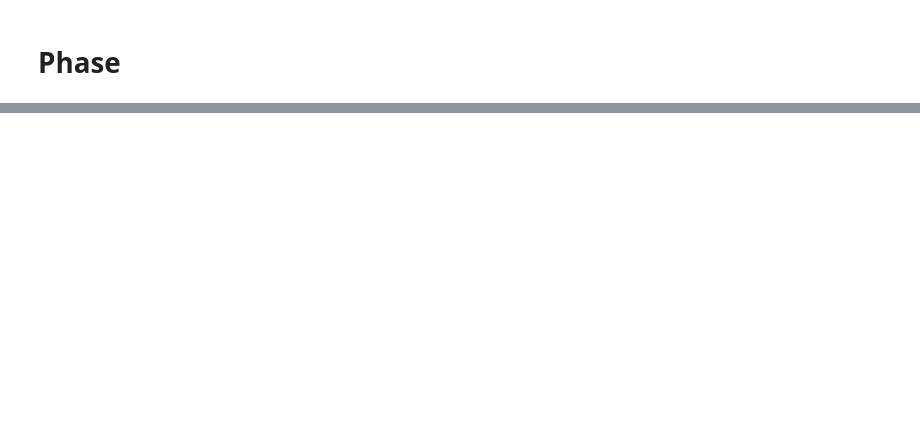
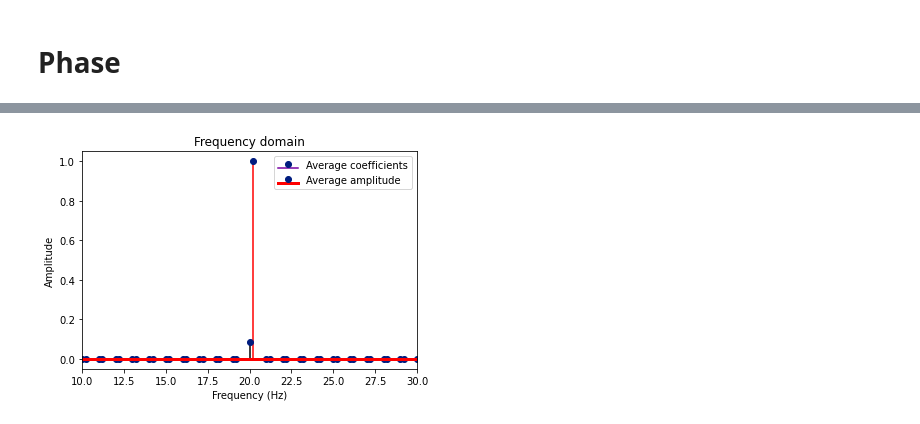
Before and after one commit to amirhdre/Fourier-transform, a Jupyter notebook: 02 DTFT.ipynb, the cells around one changed output, grey strips where cells are left out. Saved outputs shown, nothing was run; the diff lists cells and outputs as text; code cells hidden in the pictures; blank space fills up the shorter version.

```diff
--- a/02 DTFT.ipynb
+++ b/02 DTFT.ipynb
@@ -126,0 +225,23 @@ hz: (0.0, 500.0)
+# %%
+# get Fourier coefficients
+dataX = scipy.fftpack.fft(data,axis=1) / pnts
+hz = np.linspace(0,srate/2,num=math.floor(pnts/2)+1)
+
+# averaging option 1: complex Fourier coefficients, then magnitude
+ave1 = 2*np.abs( np.mean(dataX,axis=0) )
+
+# averaging option 2: magnitude, then complex Fourier coefficients
+ave2 = np.mean( 2*np.abs(dataX),axis=0 )
+
+# plot both amplitude spectra
+markerline, stemlines, baseline = plt.stem(hz,ave1[0:len(hz)],'ks-',label='Average coefficients')
+markerline, stemlines, baseline = plt.stem(hz+.2,ave2[0:len(hz)],'ro-',label='Average amplitude')
+plt.setp(baseline, color='r', linewidth=3)
+plt.xlim([10,30])
+plt.xlabel('Frequency (Hz)')
+plt.ylabel('Amplitude')
+plt.title('Frequency domain')
+plt.legend()
+plt.show()
+# %% [output]
+[figure, added]
```
Also changed, not shown: parts of 10 cells of this notebook, 2 other files.
